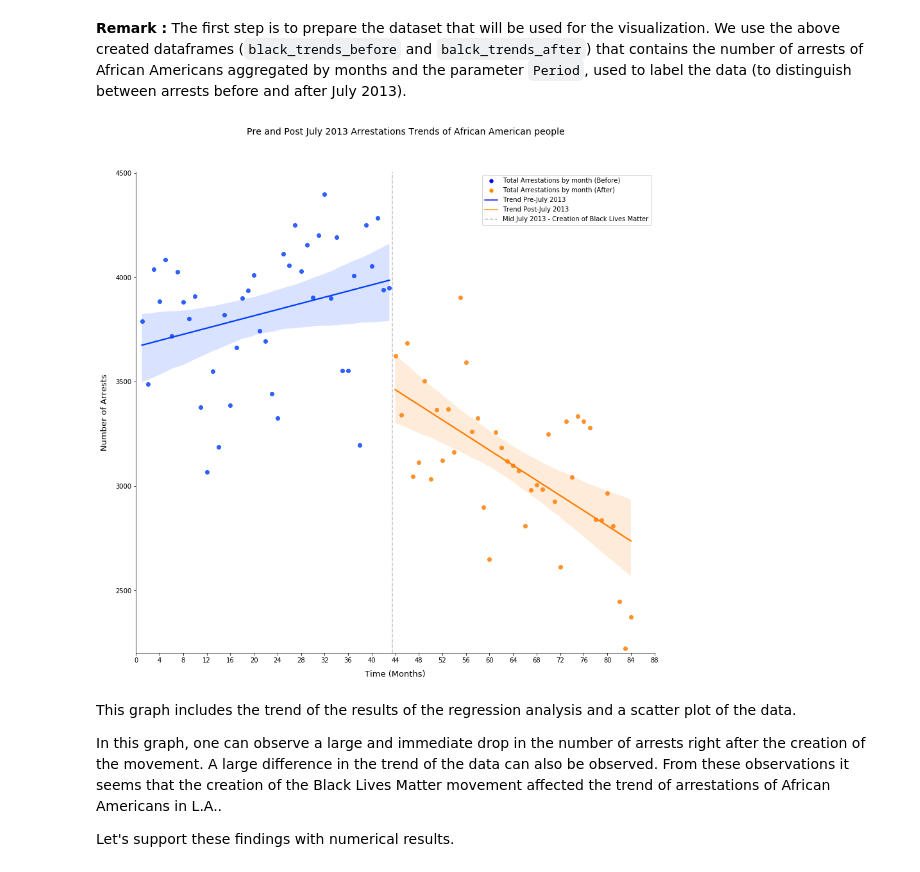
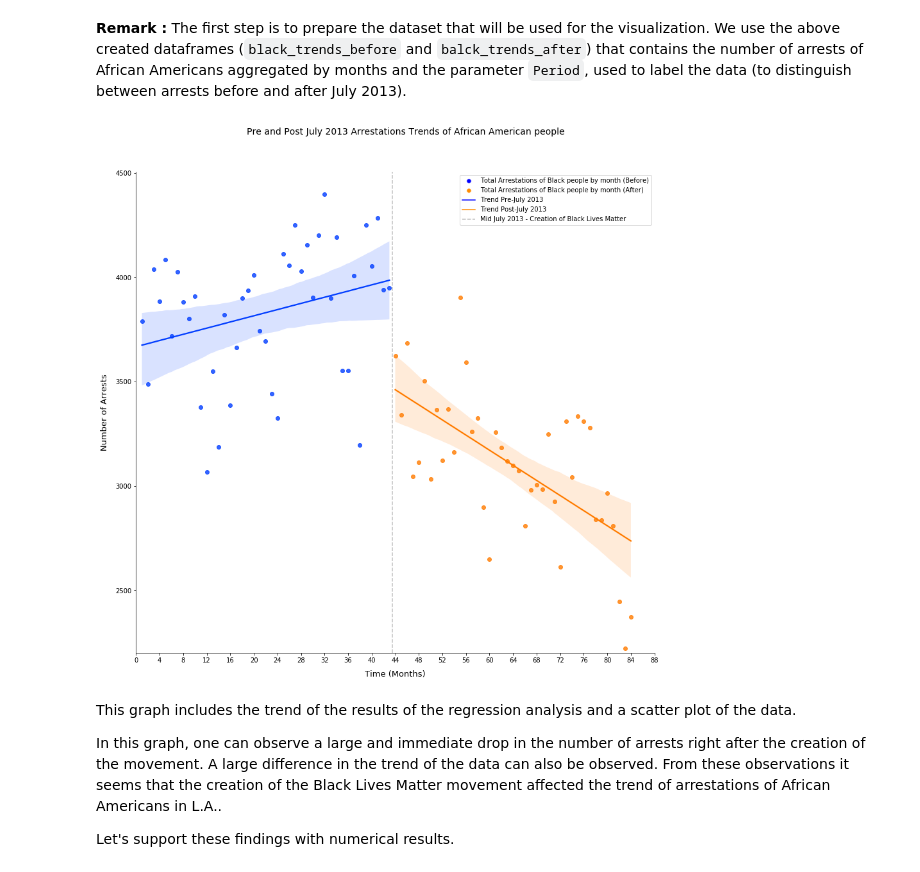
Before and after one commit to SkyRiS3s/ada-2020-project-milestone-p3-p3_msf, a Jupyter notebook: P4_msf.ipynb, the cells around one changed output. Saved outputs shown, nothing was run; the diff lists cells and outputs as text; code cells hidden in the pictures.

```diff
--- a/P4_msf.ipynb
+++ b/P4_msf.ipynb
@@ -319,20 +316,38 @@ def segmented_regression_visualization(df, h, title, ylim_down, legend_elements)
 
     plt.legend(handles=legend_elements)
     plt.show()
+
+def legend_1(arg1):
+    """Creates a legend for the segmented regression analysis, 1 argument"""
+    legend_elements = [Line2D([0], [0], marker='o', color='w', label='Total Arrestations of '+ arg1 + ' people by month (Before)', markerfacecolor='blue', markersize=7.5),
+                       Line2D([0], [0], marker='o', color='w', label='Total Arrestations of '+ arg1 +' people by month (After)', markerfacecolor='darkorange',markersize=7.5),
+                       Line2D([0], [0], color='blue', label = 'Trend Pre-July 2013'),
+                       Line2D([0], [0], color='darkorange', label = 'Trend Post-July 2013'),
+                       Line2D([0], [0], color='silver', linestyle = '--', alpha = 2 , label = "Mid July 2013 - Creation of Black Lives Matter")]
+
+    return legend_elements
+
+def legend_2(arg1,arg2):
+    """Creates a legend for the segmented regression analysis, 2 arguments"""
+    legend_elements = [Line2D([0], [0], marker='o', color='w', label='Total Arrestations of '+ arg1 +' people by month (Before)', markerfacecolor='blue', markersize=7.5),
+                    Line2D([0], [0], marker='o', color='w', label='Total Arrestations of '+ arg1 +' people month (After)', markerfacecolor='darkorange', markersize=7.5),
+                    Line2D([0], [0], marker='o', color='w', label='Total Arrestations of '+arg2+' people by month (Before)', markerfacecolor='limegreen', markersize=7.5),
+                    Line2D([0], [0], marker='o', color='w', label= 'Total Arrestations of '+arg2+' people by month (After)', markerfacecolor='red', markersize=7.5),
+                    Line2D([0], [0], color='blue', label = "Trend of "+arg1+" Arrests Pre-June 2013",),
+                    Line2D([0], [0], color='darkorange', label = "Trend of "+arg1+" Arrests Post-June 2013"),
+                    Line2D([0], [0], color='green', label = 'Trend of '+ arg2 +' Arrests Pre-June 2013'),
+                    Line2D([0], [0], color='red', label = 'Trend of '+arg2+' Arrests Post-June 2013'),
+                    Line2D([0], [0], color='silver', linestyle = '--', alpha = 2 , label = "Mid July 2013 - Creation of Black Lives Matter")]
+
+    return legend_elements
-# %%
-legend_elements = [Line2D([0], [0], marker='o', color='w', label='Total Arrestations by month (Before)', markerfacecolor='blue', markersize=7.5),
-                       Line2D([0], [0], marker='o', color='w', label='Total Arrestations by month (After)', markerfacecolor='darkorange', markersize=7.5),
-                       Line2D([0], [0], color='blue', label = "Trend Pre-July 2013"),
-                       Line2D([0], [0], color='darkorange', label = "Trend Post-July 2013"),
-                       Line2D([0], [0], color='silver', linestyle = '--', alpha = 2 , label = "Mid July 2013 - Creation of Black Lives Matter")]
-
-segmented_regression_visualization(black_trends,
-                                   "Period",
-                                   'Pre and Post July 2013 Arrestations Trends of African American people',
-                                   2200,
-                                   legend_elements)
-# %% [output]
-[figure, removed]
+# %%
+segmented_regression_visualization(black_trends,
+                                   "Period",
+                                   'Pre and Post July 2013 Arrestations Trends of African American people',
+                                   2200,
+                                   legend_elements = legend_1('Black'))
+# %% [output]
+[figure, added]
 # %% [markdown]
 This graph includes the trend of the results of the regression analysis and a scatter plot of the data.
 
```
Also changed, not shown: parts of 31 cells of this notebook.
